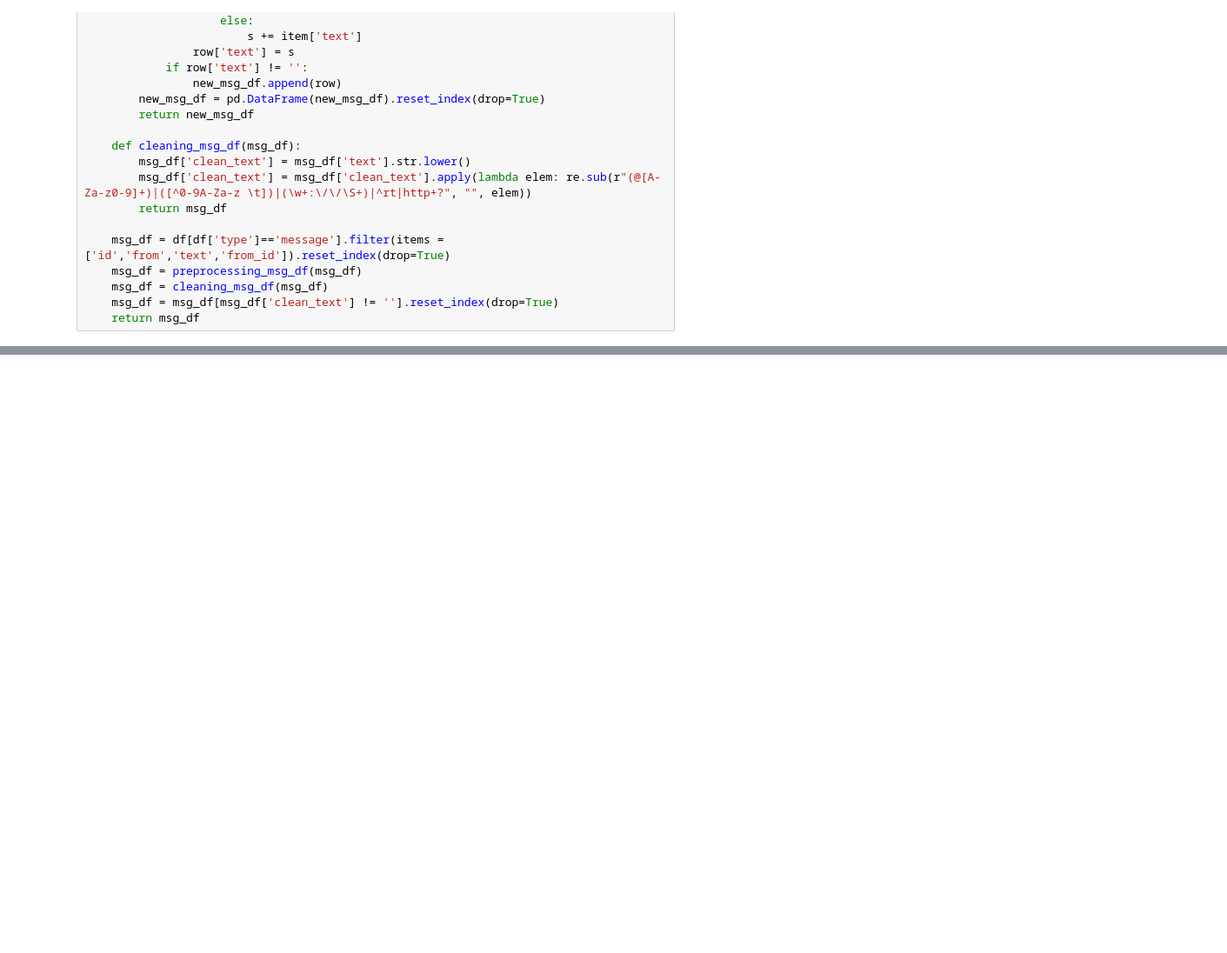
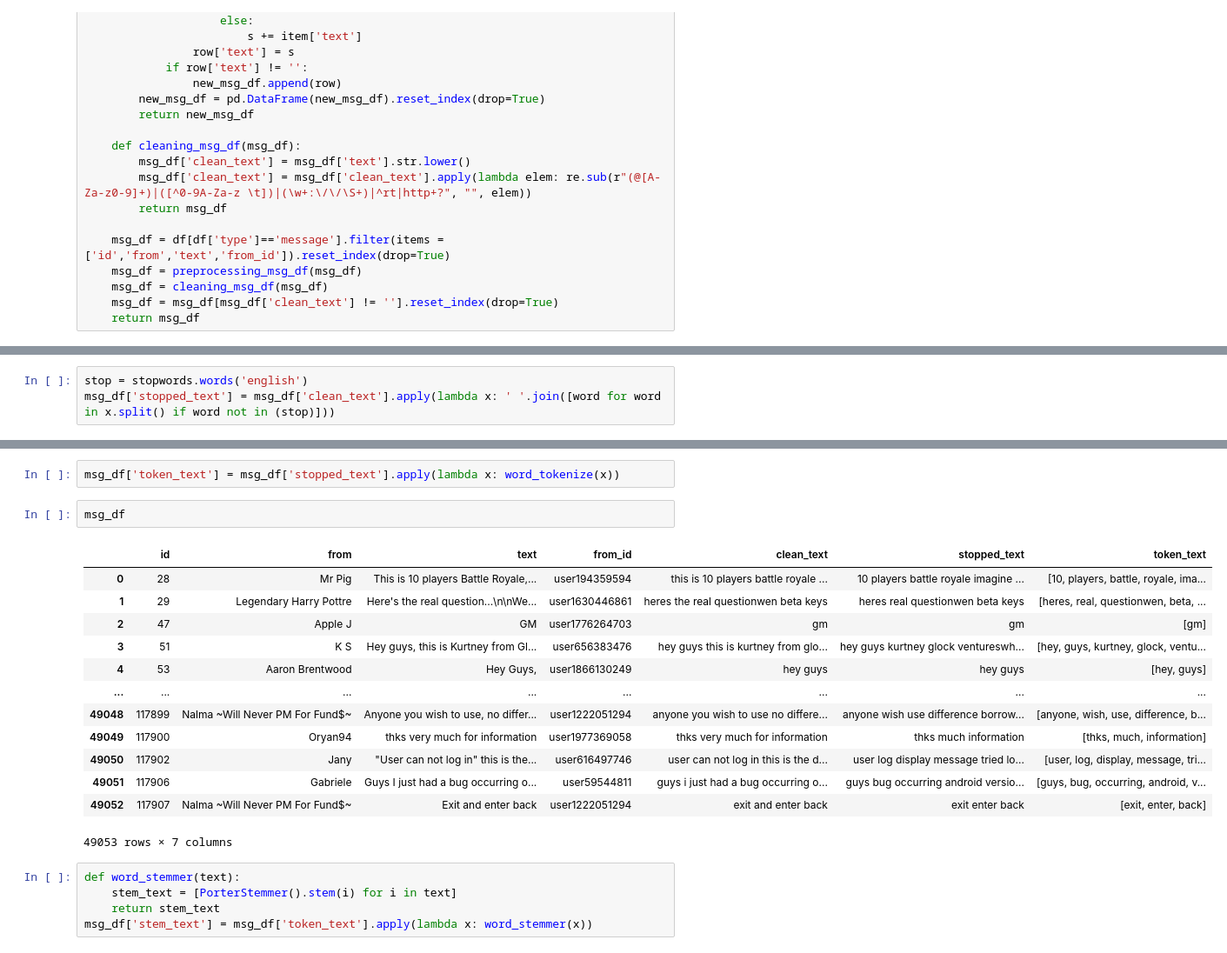
Before and after one commit to VincenzoImp/Cantina-Royale, a Jupyter notebook: script2.ipynb, the cells around one changed output, grey strips where cells are left out. Shown at 87% size. Cells and saved outputs as stored; diff of their text form; blank space fills up the shorter version.

```diff
--- a/script2.ipynb
+++ b/script2.ipynb
@@ -84,0 +97,3 @@ msg_df
+# %%
+stop = stopwords.words('english')
+msg_df['stopped_text'] = msg_df['clean_text'].apply(lambda x: ' '.join([word for word in x.split() if word not in (stop)]))
@@ -84,0 +116,23 @@ msg_df
+# %%
+msg_df['token_text'] = msg_df['stopped_text'].apply(lambda x: word_tokenize(x))
+# %%
+msg_df
+# %% [output]
+|  | id | from | text | from_id | clean_text | stopped_text | token_text |
+| 0 | 28 | Mr Pig | This is 10 players Battle Royale,... | user194359594 | this is 10 players battle royale ... | 10 players battle royale imagine ... | [10, players, battle, royale, ima... |
+| 1 | 29 | Legendary Harry Pottre | Here's the real question...\n\nWe... | user1630446861 | heres the real questionwen beta keys | heres real questionwen beta keys | [heres, real, questionwen, beta, ... |
+| 2 | 47 | Apple J | GM | user1776264703 | gm | gm | [gm] |
+| 3 | 51 | K S | Hey guys, this is Kurtney from Gl... | user656383476 | hey guys this is kurtney from glo... | hey guys kurtney glock ventureswh... | [hey, guys, kurtney, glock, ventu... |
+| 4 | 53 | Aaron Brentwood | Hey Guys, | user1866130249 | hey guys | hey guys | [hey, guys] |
+| ... | ... | ... | ... | ... | ... | ... | ... |
+| 49048 | 117899 | Nalma ~Will Never PM For Fund$~ | Anyone you wish to use, no differ... | user1222051294 | anyone you wish to use no differe... | anyone wish use difference borrow... | [anyone, wish, use, difference, b... |
+| 49049 | 117900 | Oryan94 | thks very much for information | user1977369058 | thks very much for information | thks much information | [thks, much, information] |
+| 49050 | 117902 | Jany | "User can not log in" this is the... | user616497746 | user can not log in this is the d... | user log display message tried lo... | [user, log, display, message, tri... |
+| 49051 | 117906 | Gabriele | Guys I just had a bug occurring o... | user59544811 | guys i just had a bug occurring o... | guys bug occurring android versio... | [guys, bug, occurring, android, v... |
+| 49052 | 117907 | Nalma ~Will Never PM For Fund$~ | Exit and enter back | user1222051294 | exit and enter back | exit enter back | [exit, enter, back] |
+49053 rows × 7 columns
+# %%
+def word_stemmer(text):
+    stem_text = [PorterStemmer().stem(i) for i in text]
+    return stem_text
+msg_df['stem_text'] = msg_df['token_text'].apply(lambda x: word_stemmer(x))
```
Also changed, not shown: parts of 14 cells of this notebook, 2 other files.
